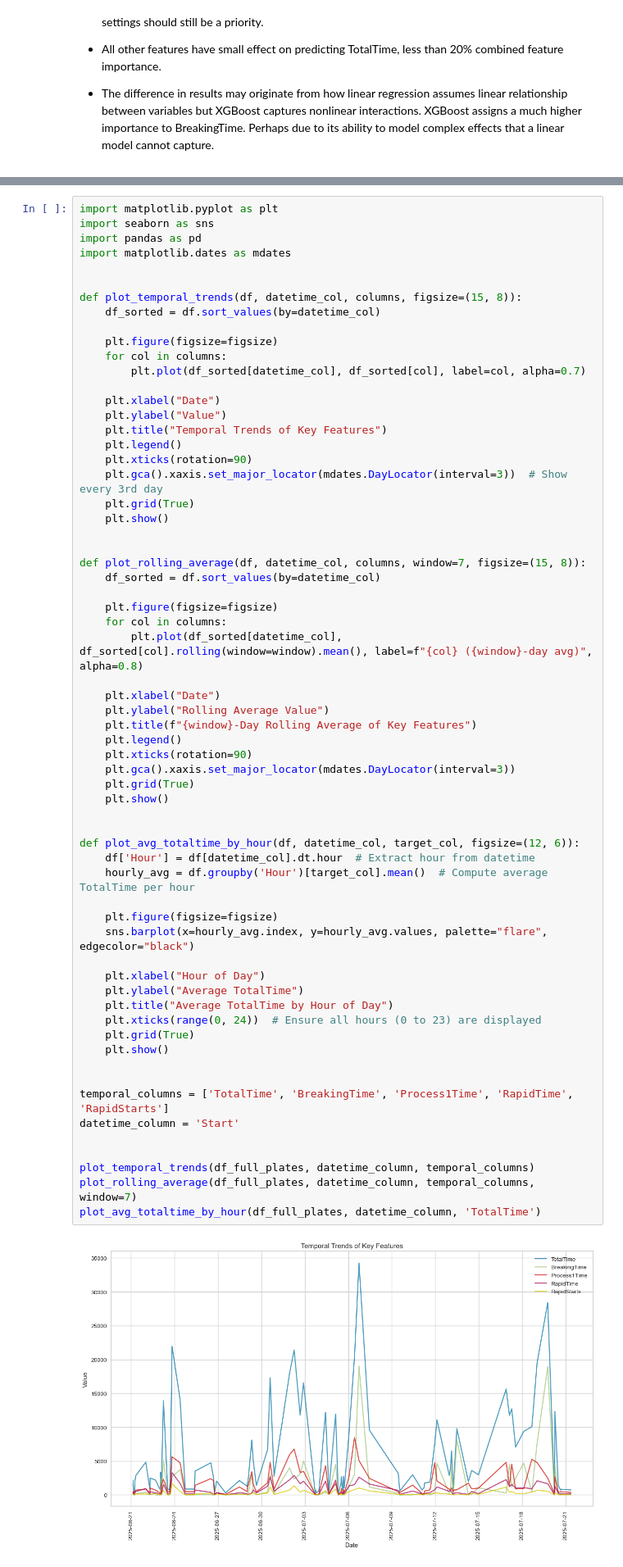
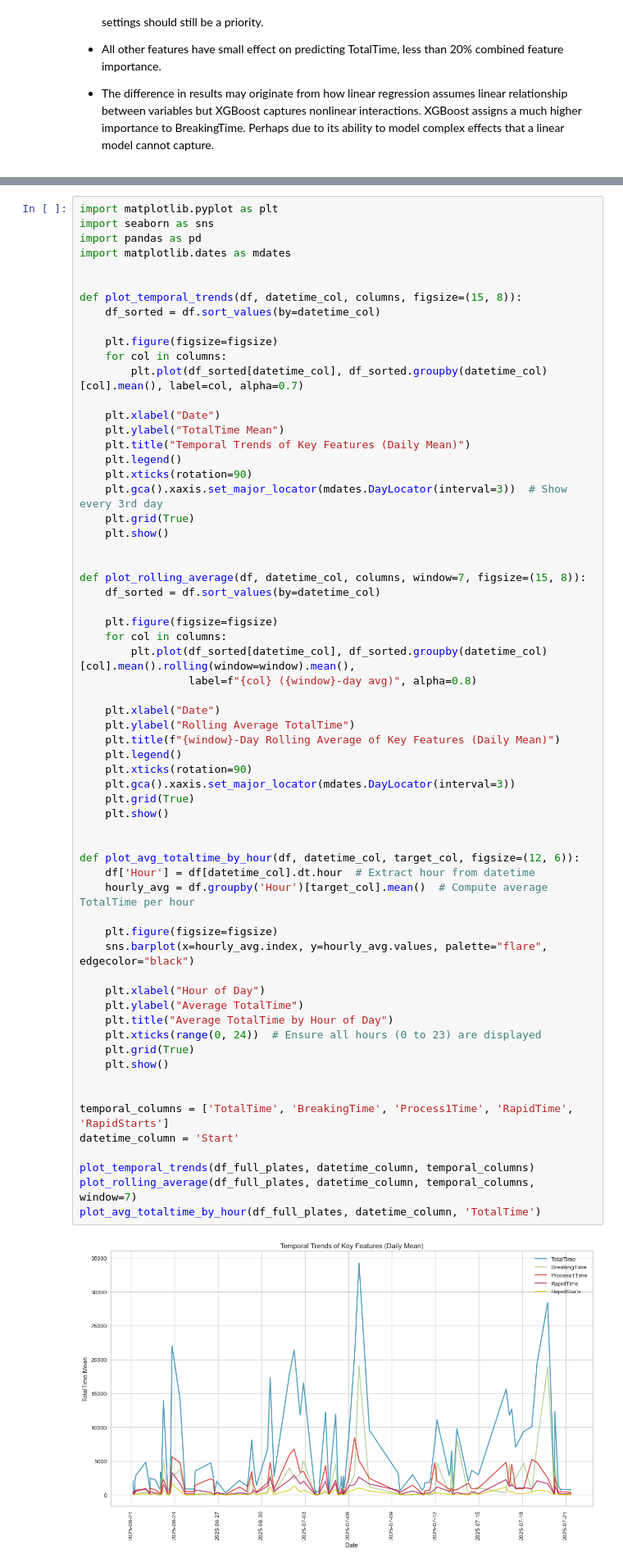
Before and after one commit to Scientialibera/ds4m_2, a Jupyter notebook: notebooks/orchestration.ipynb, the cells around one changed output, grey strips where cells are left out. Shown at 82% size. Cells and saved outputs as stored; diff of their text form.

```diff
--- a/notebooks/orchestration.ipynb
+++ b/notebooks/orchestration.ipynb
@@ -583,11 +589,11 @@ def plot_temporal_trends(df, datetime_col, columns, figsize=(15, 8)):
 
     plt.figure(figsize=figsize)
     for col in columns:
-        plt.plot(df_sorted[datetime_col], df_sorted[col], label=col, alpha=0.7)
+        plt.plot(df_sorted[datetime_col], df_sorted.groupby(datetime_col)[col].mean(), label=col, alpha=0.7)
 
     plt.xlabel("Date")
-    plt.ylabel("Value")
-    plt.title("Temporal Trends of Key Features")
+    plt.ylabel("TotalTime Mean")
+    plt.title("Temporal Trends of Key Features (Daily Mean)")
     plt.legend()
     plt.xticks(rotation=90)
     plt.gca().xaxis.set_major_locator(mdates.DayLocator(interval=3))  # Show every 3rd day
@@ -600,39 +606,39 @@ def plot_rolling_average(df, datetime_col, columns, window=7, figsize=(15, 8)):
 
     plt.figure(figsize=figsize)
     for col in columns:
-        plt.plot(df_sorted[datetime_col], df_sorted[col].rolling(window=window).mean(), label=f"{col} ({window}-day avg)", alpha=0.8)
+        plt.plot(df_sorted[datetime_col], df_sorted.groupby(datetime_col)[col].mean().rolling(window=window).mean(),
+                 label=f"{col} ({window}-day avg)", alpha=0.8)
 
     plt.xlabel("Date")
-    plt.ylabel("Rolling Average Value")
-    plt.title(f"{window}-Day Rolling Average of Key Features")
+    plt.ylabel("Rolling Average TotalTime")
+    plt.title(f"{window}-Day Rolling Average of Key Features (Daily Mean)")
     plt.legend()
     plt.xticks(rotation=90)
     plt.gca().xaxis.set_major_locator(mdates.DayLocator(interval=3))
     plt.grid(True)
     plt.show()
 
 
 def plot_avg_totaltime_by_hour(df, datetime_col, target_col, figsize=(12, 6)):
     df['Hour'] = df[datetime_col].dt.hour  # Extract hour from datetime
     hourly_avg = df.groupby('Hour')[target_col].mean()  # Compute average TotalTime per hour
 
     plt.figure(figsize=figsize)
     sns.barplot(x=hourly_avg.index, y=hourly_avg.values, palette="flare", edgecolor="black")
 
     plt.xlabel("Hour of Day")
     plt.ylabel("Average TotalTime")
     plt.title("Average TotalTime by Hour of Day")
     plt.xticks(range(0, 24))  # Ensure all hours (0 to 23) are displayed
     plt.grid(True)
     plt.show()
 
 
 temporal_columns = ['TotalTime', 'BreakingTime', 'Process1Time', 'RapidTime', 'RapidStarts']
 datetime_column = 'Start'
 
-
 plot_temporal_trends(df_full_plates, datetime_column, temporal_columns)
 plot_rolling_average(df_full_plates, datetime_column, temporal_columns, window=7)
 plot_avg_totaltime_by_hour(df_full_plates, datetime_column, 'TotalTime')
 # %% [output]
-[figure, old version]
+[figure, new version]
```
Also changed, not shown: parts of 8 cells of this notebook.
